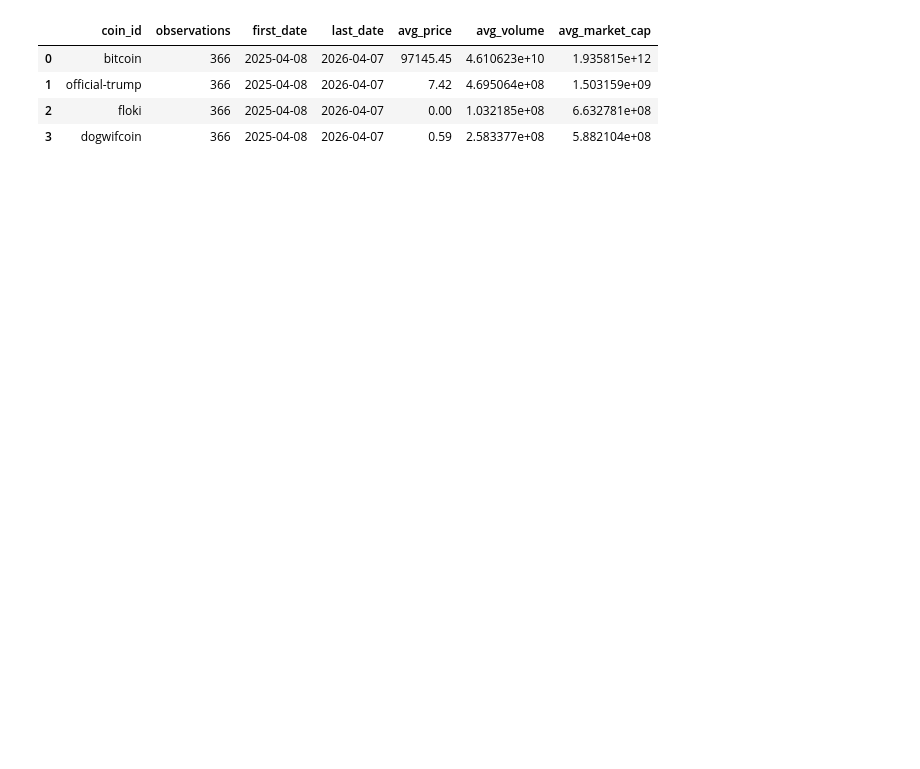
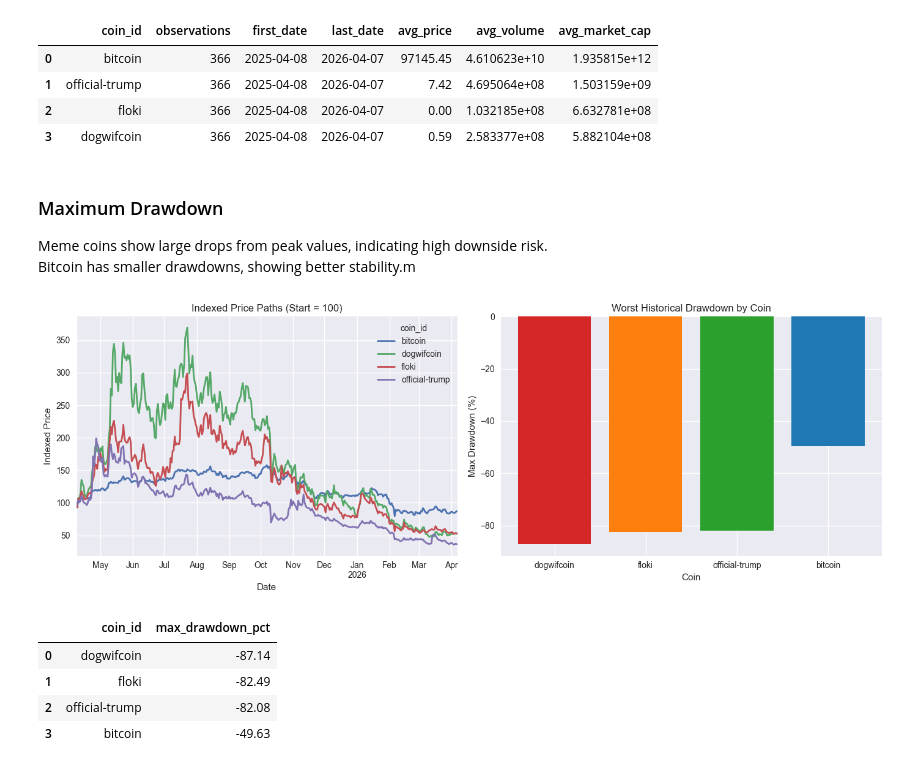
Before and after one commit to DataHub2/crypto-dashboard-DE25-UX25, a Jupyter notebook: test_EDA/01_initial_eda.ipynb, the cells around one changed output. Drawn from its saved outputs; the diff is of its cells as text; code cells hidden in the pictures; blank space fills up the shorter version.

```diff
--- a/test_EDA/01_initial_eda.ipynb
+++ b/test_EDA/01_initial_eda.ipynb
@@ -123,3 +136,51 @@ coin_compare
 | 1 | official-trump | 366 | 2025-04-08 | 2026-04-07 | 7.42 | 4.695064e+08 | 1.503159e+09 |
 | 2 | floki | 366 | 2025-04-08 | 2026-04-07 | 0.00 | 1.032185e+08 | 6.632781e+08 |
 | 3 | dogwifcoin | 366 | 2025-04-08 | 2026-04-07 | 0.59 | 2.583377e+08 | 5.882104e+08 |
+# %% [markdown]
+### Maximum Drawdown
+Meme coins show large drops from peak values, indicating high downside risk.
+Bitcoin has smaller drawdowns, showing better stability.m
+# %%
+df_daily = (
+    df.groupby(['date', 'coin_id'], as_index=False)
+    .agg(
+        price=('price', 'mean'),
+        volume=('volume', 'mean'),
+        daily_return_pct=('daily_return_pct', 'mean'),
+    )
+    .sort_values(['date', 'coin_id'])
+)
+
+price_wide = df_daily.pivot(index='date', columns='coin_id', values='price').sort_index()
+
+indexed_price = price_wide.div(price_wide.iloc[0]).mul(100)
+running_peak = indexed_price.cummax()
+drawdown_pct = (indexed_price / running_peak - 1) * 100
+
+max_drawdown = drawdown_pct.min().sort_values().reset_index()
+max_drawdown.columns = ['coin_id', 'max_drawdown_pct']
+max_drawdown['max_drawdown_pct'] = max_drawdown['max_drawdown_pct'].round(2)
+
+fig, axes = plt.subplots(1, 2, figsize=(14, 5))
+
+indexed_price.plot(ax=axes[0], linewidth=2)
+axes[0].set_title('Indexed Price Paths (Start = 100)')
+axes[0].set_xlabel('Date')
+axes[0].set_ylabel('Indexed Price')
+
+axes[1].bar(max_drawdown['coin_id'], max_drawdown['max_drawdown_pct'], color=['#d62728', '#ff7f0e', '#2ca02c', '#1f77b4'])
+axes[1].set_title('Worst Historical Drawdown by Coin')
+axes[1].set_xlabel('Coin')
+axes[1].set_ylabel('Max Drawdown (%)')
+
+plt.tight_layout()
+plt.show()
+
+max_drawdown
+# %% [output]
+[figure, added]
+|  | coin_id | max_drawdown_pct |
+| 0 | dogwifcoin | -87.14 |
+| 1 | floki | -82.49 |
+| 2 | official-trump | -82.08 |
+| 3 | bitcoin | -49.63 |
```
Also changed, not shown: parts of 10 cells of this notebook.
